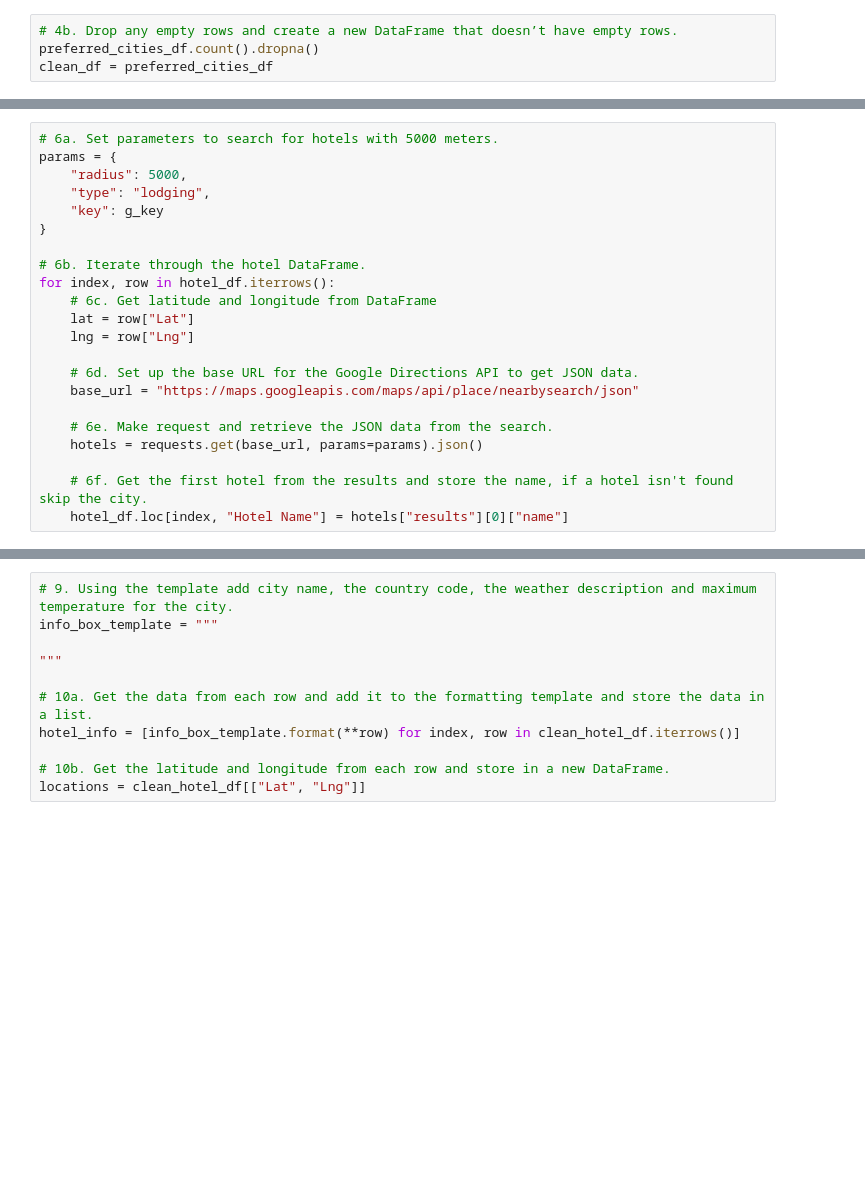
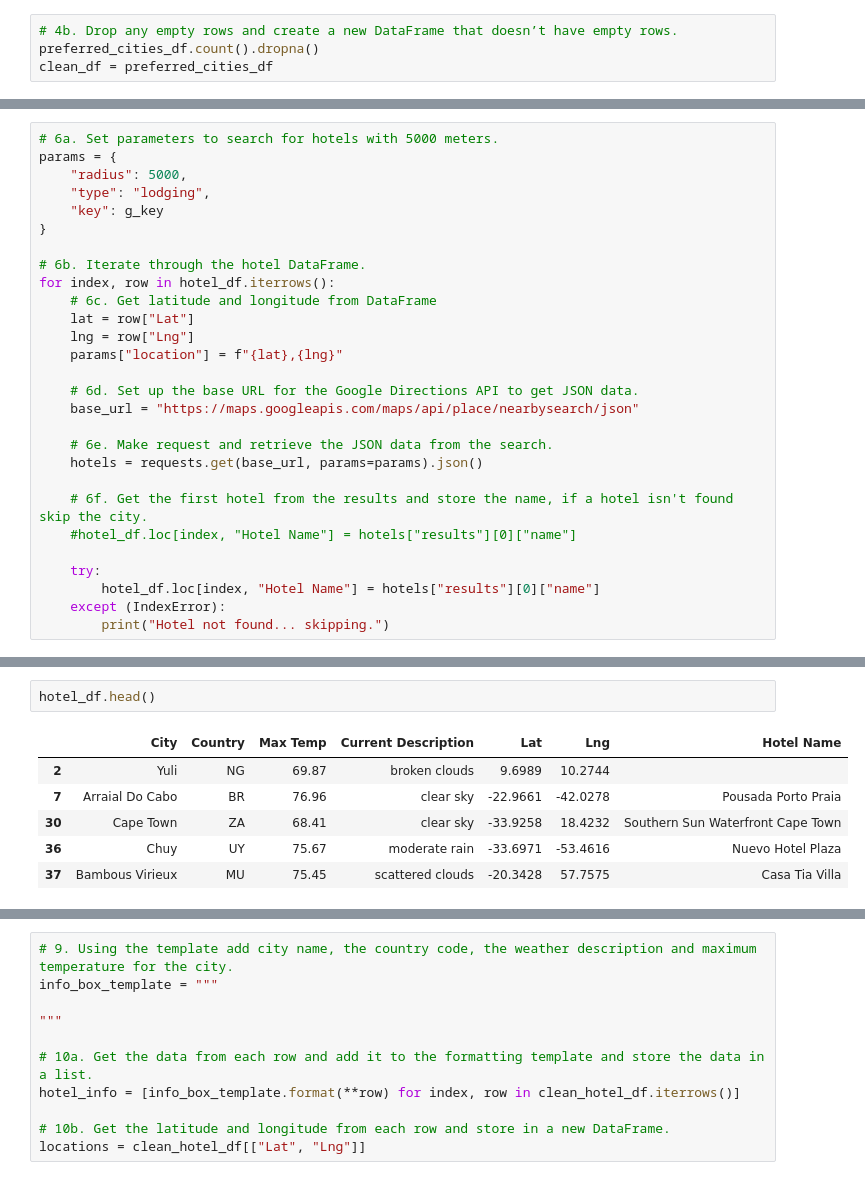
Before and after one commit to ianakt/World_Weather_Analysis, a Jupyter notebook: Vacation_Search/VSTest.ipynb, the cells around one changed output, grey strips where cells are left out. Saved outputs shown, nothing was run; the diff lists cells and outputs as text; blank space fills up the shorter version.

```diff
--- a/Vacation_Search/VSTest.ipynb
+++ b/Vacation_Search/VSTest.ipynb
@@ -85,6 +85,7 @@ for index, row in hotel_df.iterrows():
     # 6c. Get latitude and longitude from DataFrame
     lat = row["Lat"]
     lng = row["Lng"]
+    params["location"] = f"{lat},{lng}"
 
     # 6d. Set up the base URL for the Google Directions API to get JSON data.
     base_url = "https://maps.googleapis.com/maps/api/place/nearbysearch/json"
@@ -93,5 +94,10 @@ for index, row in hotel_df.iterrows():
     hotels = requests.get(base_url, params=params).json()
 
     # 6f. Get the first hotel from the results and store the name, if a hotel isn't found skip the city.
-    hotel_df.loc[index, "Hotel Name"] = hotels["results"][0]["name"]
+    #hotel_df.loc[index, "Hotel Name"] = hotels["results"][0]["name"]
+
+    try:
+        hotel_df.loc[index, "Hotel Name"] = hotels["results"][0]["name"]
+    except (IndexError):
+        print("Hotel not found... skipping.")
 # %% [output]
@@ -99,3 +122,12 @@ IndexError: list index out of range
+# %%
+hotel_df.head()
+# %% [output]
+|  | City | Country | Max Temp | Current Description | Lat | Lng | Hotel Name |
+| 2 | Yuli | NG | 69.87 | broken clouds | 9.6989 | 10.2744 |  |
+| 7 | Arraial Do Cabo | BR | 76.96 | clear sky | -22.9661 | -42.0278 | Pousada Porto Praia |
+| 30 | Cape Town | ZA | 68.41 | clear sky | -33.9258 | 18.4232 | Southern Sun Waterfront Cape Town |
+| 36 | Chuy | UY | 75.67 | moderate rain | -33.6971 | -53.4616 | Nuevo Hotel Plaza |
+| 37 | Bambous Virieux | MU | 75.45 | scattered clouds | -20.3428 | 57.7575 | Casa Tia Villa |
 # %%
 # 7. Drop the rows where there is no Hotel Name.
 hotel_df.dropna()
```
Also changed, not shown: parts of 6 cells of this notebook, 1 other file.
